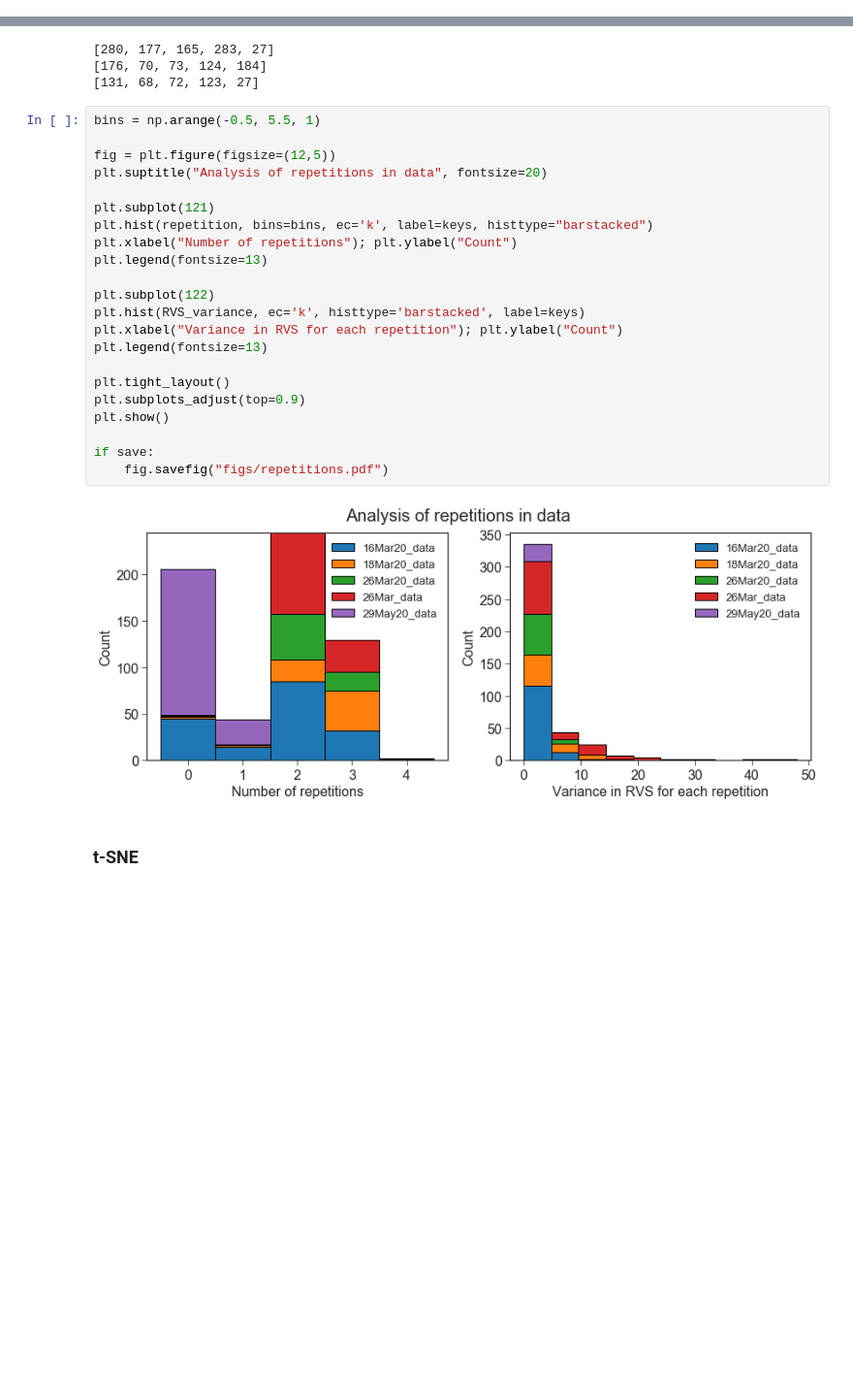
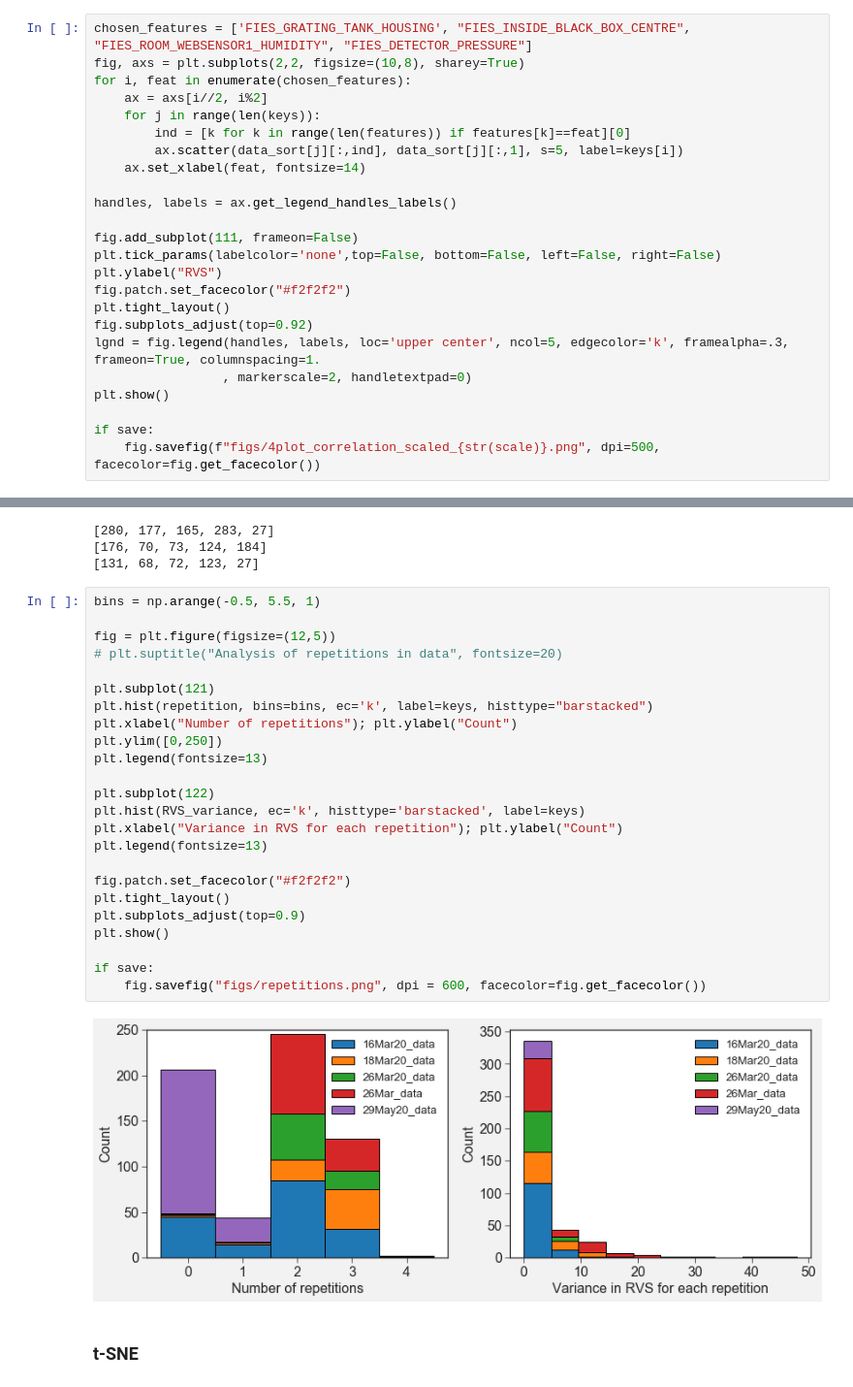
Before and after one commit to svejlgaard/finalproject, a Jupyter notebook: Visualization.ipynb, the cells around one changed output, grey strips where cells are left out. Shown at 97% size. Saved outputs shown, nothing was run; the diff lists cells and outputs as text; blank space fills up the shorter version.

Commit message:
Beautiful plotting!

```diff
--- a/Visualization.ipynb
+++ b/Visualization.ipynb
@@ -94,3 +95,27 @@ if save:
     fig.savefig(f"figs/correlations_scaled_{str(scale)}.pdf")
 # %% [output]
 [figure]
+# %%
+chosen_features = ['FIES_GRATING_TANK_HOUSING', "FIES_INSIDE_BLACK_BOX_CENTRE", "FIES_ROOM_WEBSENSOR1_HUMIDITY", "FIES_DETECTOR_PRESSURE"]
+fig, axs = plt.subplots(2,2, figsize=(10,8), sharey=True)
+for i, feat in enumerate(chosen_features):
+    ax = axs[i//2, i%2]
+    for j in range(len(keys)):
+        ind = [k for k in range(len(features)) if features[k]==feat][0]
+        ax.scatter(data_sort[j][:,ind], data_sort[j][:,1], s=5, label=keys[i])
+    ax.set_xlabel(feat, fontsize=14)
+
+handles, labels = ax.get_legend_handles_labels()
+
+fig.add_subplot(111, frameon=False)
+plt.tick_params(labelcolor='none',top=False, bottom=False, left=False, right=False)
+plt.ylabel("RVS")
+fig.patch.set_facecolor("#f2f2f2")
+plt.tight_layout()
+fig.subplots_adjust(top=0.92)
+lgnd = fig.legend(handles, labels, loc='upper center', ncol=5, edgecolor='k', framealpha=.3, frameon=True, columnspacing=1.
+                 , markerscale=2, handletextpad=0)
+plt.show()
+
+if save:
+    fig.savefig(f"figs/4plot_correlation_scaled_{str(scale)}.png", dpi=500, facecolor=fig.get_facecolor())
@@ -163,27 +190,29 @@ print([len(i) for i in RVS_variance])
 # %%
 bins = np.arange(-0.5, 5.5, 1)
 
 fig = plt.figure(figsize=(12,5))
-plt.suptitle("Analysis of repetitions in data", fontsize=20)
+# plt.suptitle("Analysis of repetitions in data", fontsize=20)
 
 plt.subplot(121)
 plt.hist(repetition, bins=bins, ec='k', label=keys, histtype="barstacked")
 plt.xlabel("Number of repetitions"); plt.ylabel("Count")
+plt.ylim([0,250])
 plt.legend(fontsize=13)
 
 plt.subplot(122)
 plt.hist(RVS_variance, ec='k', histtype='barstacked', label=keys)
 plt.xlabel("Variance in RVS for each repetition"); plt.ylabel("Count")
 plt.legend(fontsize=13)
 
+fig.patch.set_facecolor("#f2f2f2")
 plt.tight_layout()
 plt.subplots_adjust(top=0.9)
 plt.show()
 
 if save:
-    fig.savefig("figs/repetitions.pdf")
+    fig.savefig("figs/repetitions.png", dpi = 600, facecolor=fig.get_facecolor())
 # %% [output]
-[figure, old version]
+[figure, new version]
 # %% [markdown]
 ### t-SNE
 # %%
```
Also changed, not shown: parts of 5 cells of this notebook, 12 other files.
